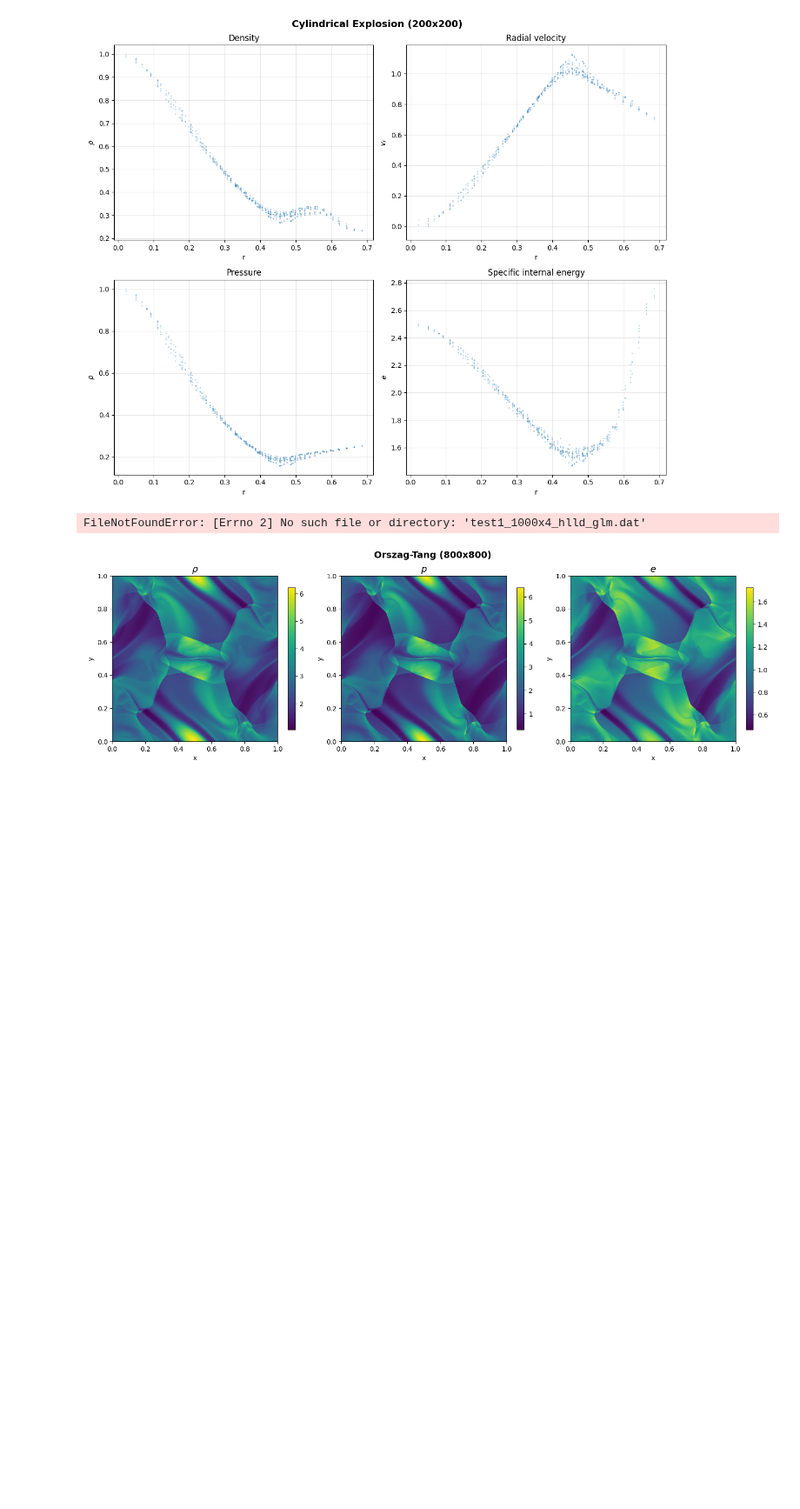
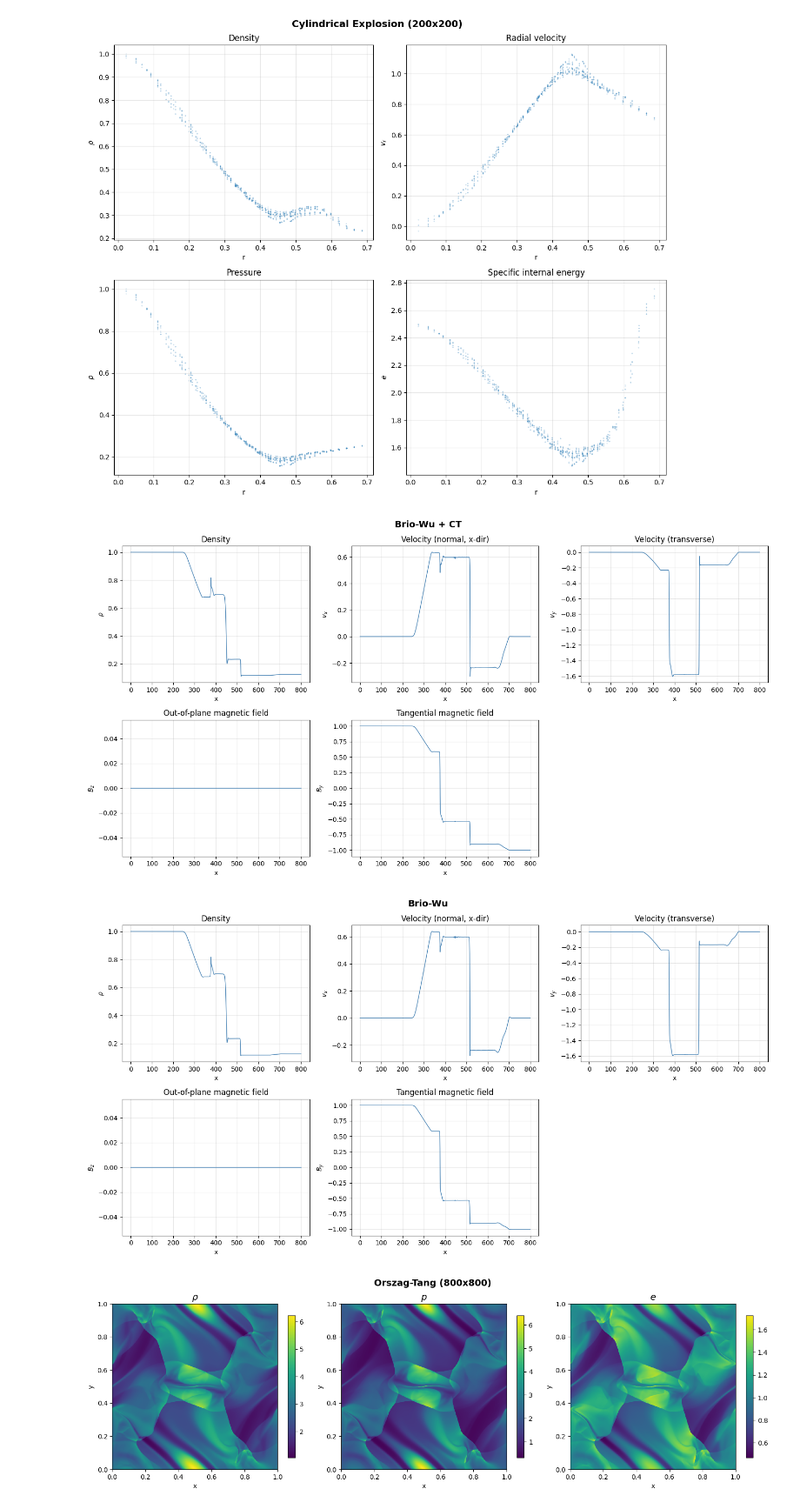
Before and after one commit to RexZhann/Magnetic_Reconnection_Simulation, a Jupyter notebook: output/plot_results.ipynb, the cells around one changed output. Shown at 87% size. Drawn from its saved outputs; the diff is of its cells as text; code cells hidden in the pictures; blank space fills up the shorter version.

```diff
--- a/output/plot_results.ipynb
+++ b/output/plot_results.ipynb
@@ -307,12 +328,16 @@ plot_radial_scatter(d, title="Cylindrical Explosion (200x200)")
 # %% [output]
 [figure]
 [figure]
-# %%
-d = load_2d("test1_1000x4_hlld_glm.dat")
-plot_2d_colormaps(d, "Brio-Wu x (1000x200)")
-plot_brio_wu(d, title="Brio-Wu x (1000x200)")
-# %% [output]
-FileNotFoundError: [Errno 2] No such file or directory: 'test1_1000x4_hlld_glm.dat'
+# %%
+# Test 1, Miyoshi Fig 8
+
+d1 = load_2d("test1_1000x4_hlld_ct.dat")
+d2 = load_2d("test1_1000x4_hlld_noglm.dat")
+plot_brio_wu(d1, title="Brio-Wu + CT")
+plot_brio_wu(d2, title="Brio-Wu")
+# %% [output]
+[figure, added]
+[figure, added]
 # %%
 # Test 3: Oszag-Tang
 
```
Also changed, not shown: parts of 7 cells of this notebook, 16 other files.
